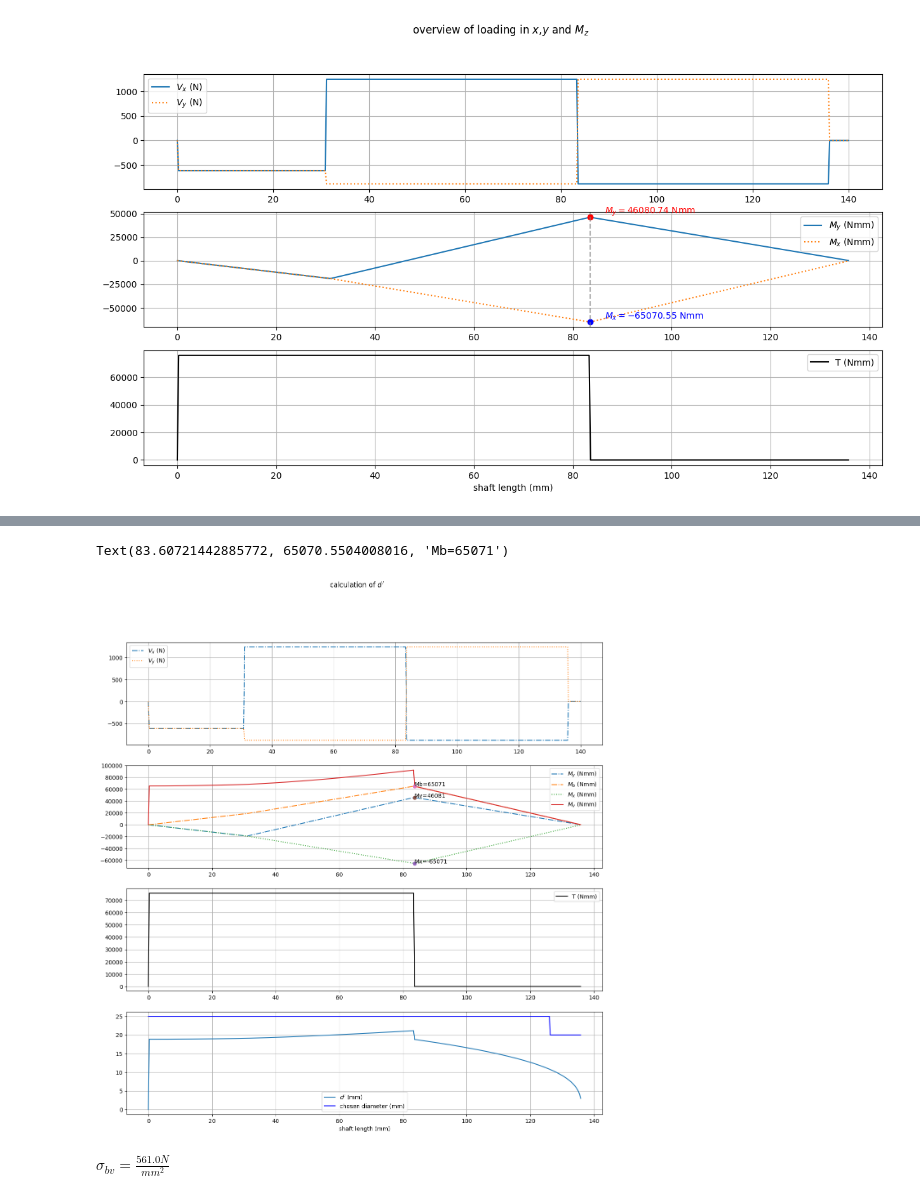
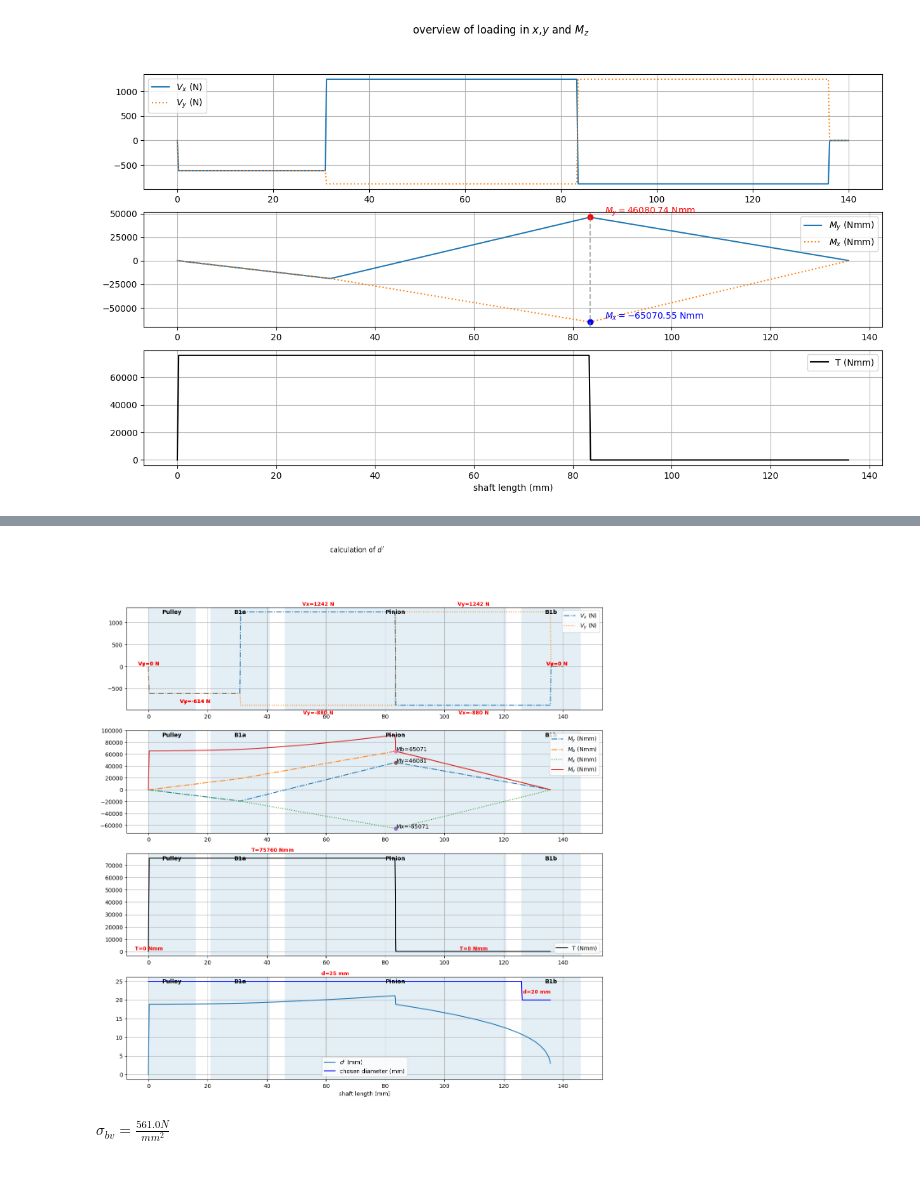
Before and after one commit to Angela-NG/machine-design, a Jupyter notebook: ShaftCalculation_General.ipynb, the cells around one changed output, grey strips where cells are left out. Cells and saved outputs as stored; diff of their text form; code cells hidden in the pictures.

Commit message:
fix graph

```diff
--- a/ShaftCalculation_General.ipynb
+++ b/ShaftCalculation_General.ipynb
@@ -166,33 +166,95 @@ y_M_v = HM.evaluate(M_v1,{'z':z_val})
 y_M_b = HM.evaluate(HM.substitute(S.M_b,S,K_A = K_A_initial),{'z':z_val})
 #y_M_b = np.maximum(np.abs(y_M_x), np.abs(y_M_y))
 y_dprime = HM.evaluate(dprime1,{'z':z_val})
 
 fig2,ax2 = plt.subplots(4,1,figsize=(15, 15))
 line1 = ax2[0].plot(z_val,y_V_x,label=f'$V_x$ (N)',linestyle='-.')
 line1 = ax2[0].plot(z_val,y_V_y,label=f'$V_y$ (N)',linestyle=':')
 line3 = ax2[1].plot(z_val,y_M_y,label=f'$M_y$ (Nmm)',linestyle='-.')
 line9 = ax2[1].plot(z_val,y_M_b,label=f'$M_b$ (Nmm)',linestyle='-.')
 line4 = ax2[1].plot(z_val,y_M_x,label=f'$M_x$ (Nmm)',linestyle=':')
 line5 = ax2[1].plot(z_val,y_M_v,label=f'$M_v$ (Nmm)',linestyle='-')
 line6 = ax2[2].plot(z_val,y_T,label='T (Nmm)',color='k')
 line7 = ax2[3].plot(z_val,y_dprime,label = f"$d'$ (mm)")
 line8=ax2[3].plot(z_val,y_d,label='chosen diameter (mm)',c='b')
 for a in ax2:
     a.legend()
     a.grid()
 ax2[3].set_xlabel('shaft length (mm)')
 fig2.suptitle(f"calculation of $d'$")
 t=0
 
 i = np.argmin(np.abs(z_val - 83.5))
 
 ax2[1].plot(z_val[i], y_M_x[i], 'o')
 ax2[1].plot(z_val[i], y_M_y[i], 'o')
 ax2[1].plot(z_val[i], y_M_b[i], 'o')
 ax2[1].text(z_val[i], y_M_x[i], f"Mx={y_M_x[i]:.0f}", fontsize=10)
 ax2[1].text(z_val[i], y_M_y[i], f"My={y_M_y[i]:.0f}", fontsize=10)
 ax2[1].text(z_val[i], y_M_b[i], f"Mb={y_M_b[i]:.0f}", fontsize=10)
+
+
+# ---------- shaft segments ----------
+segments = [
+    (0, 16,  'Pulley'),
+    (21, 41, 'B1a'),
+    (46, 121,'Pinion'),
+    (126,146,'B1b')
+]
+
+for ax in ax2:
+    for x0, x1, label in segments:
+        # 背景色块
+        ax.axvspan(x0, x1, alpha=0.12)
+
+        # 文字标注（只在最上方）
+        ax.text(
+            (x0 + x1) / 2,
+            0.98,
+            label,
+            ha='center',
+            va='top',
+            transform=ax.get_xaxis_transform(),
+            fontsize=10,
+            fontweight='bold'
+        )
+# ---------- end shaft segments ----------
+# note that the following function is defined to help with labelling step plots.
+def label_step_curve(ax, x, y, label_prefix='', unit='', dy=0.05,color='r'):
+    """
+    在阶梯曲线每一段中点标注数值
+    dy: 相对 y 轴范围的偏移量（防止盖住线）
+    """
+    x = np.asarray(x)
+    y = np.asarray(y)
+
+    # 找跳变点
+    idx = np.where(np.diff(y) != 0)[0]
+    edges = np.concatenate(([0], idx + 1, [len(y) - 1]))
+
+    y_range = ax.get_ylim()
+    y_offset = dy * (y_range[1] - y_range[0])
+
+    for i in range(len(edges) - 1):
+        i0, i1 = edges[i], edges[i + 1]
+        xm = 0.5 * (x[i0] + x[i1])
+        ym = y[i0]
+
+        ax.text(
+    xm,
+    ym + np.sign(ym) * y_offset,
+    f'{label_prefix}{ym:.0f} {unit}',
+    ha='center',
+    va='bottom' if ym >= 0 else 'top',
+    fontsize=9,
+    fontweight='bold',
+    color=color
+)
+
+label_step_curve(ax2[0], z_val, y_V_x, label_prefix='Vx=', unit='N',  color='r')
+label_step_curve(ax2[0], z_val, y_V_y, label_prefix='Vy=', unit='N',  color='r')
+label_step_curve(ax2[2], z_val, y_T,   label_prefix='T=',  unit='Nmm',color='r')
+label_step_curve(ax2[3], z_val, y_d,   label_prefix='d=',  unit='mm', color='r')
 # %% [output]
-Text(83.60721442885772, 65070.5504008016, 'Mb=65071')
-[figure, old version]
+[figure, new version]
 # %%
```
Also changed, not shown: parts of 1 cell of this notebook, 1 other file.
